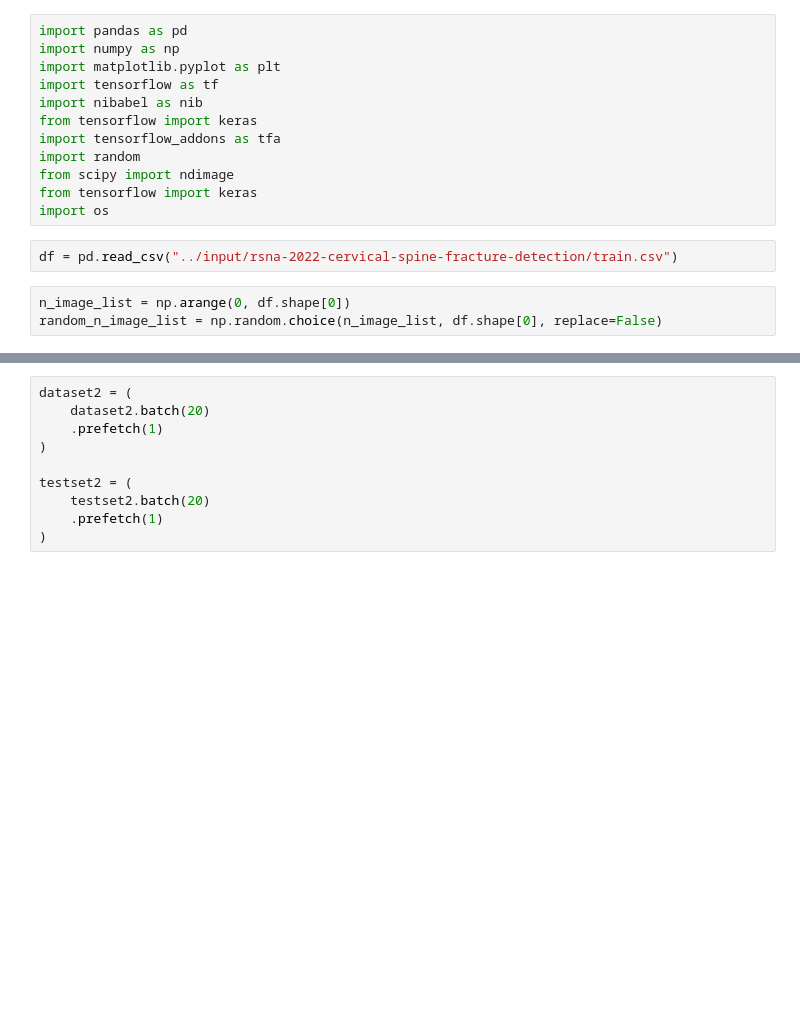
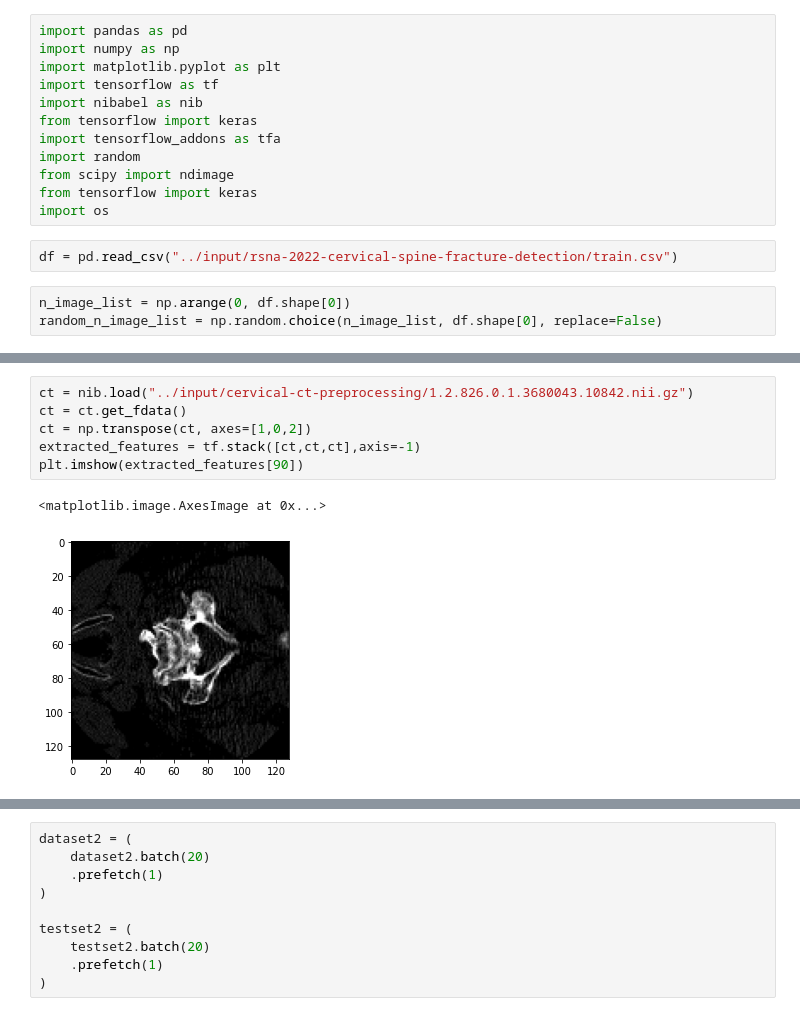
Before and after one commit to SiavashShirzad/RSNA-2022-Cervical-Spine-Fracture-Detection, a Jupyter notebook: rsna-cervical-fracture-training.ipynb, the cells around one changed output, grey strips where cells are left out. Saved outputs shown, nothing was run; the diff lists cells and outputs as text; blank space fills up the shorter version.

Commit message:
Kaggle Notebook | RSNA cervical fracture training | Version 6

```diff
--- a/rsna-cervical-fracture-training.ipynb
+++ b/rsna-cervical-fracture-training.ipynb
@@ -242,3 +482,12 @@ history = model.fit(dataset, validation_data = testset, epochs=2)
+# %%
+ct = nib.load("../input/cervical-ct-preprocessing/1.2.826.0.1.3680043.10842.nii.gz")
+ct = ct.get_fdata()
+ct = np.transpose(ct, axes=[1,0,2])
+extracted_features = tf.stack([ct,ct,ct],axis=-1)
+plt.imshow(extracted_features[90])
+# %% [output]
+<matplotlib.image.AxesImage at 0x...>
+[figure, added]
 # %%
 def data_gen2():
     df = pd.read_csv("../input/rsna-2022-cervical-spine-fracture-detection/train.csv")
```
Also changed, not shown: parts of 33 cells of this notebook.
